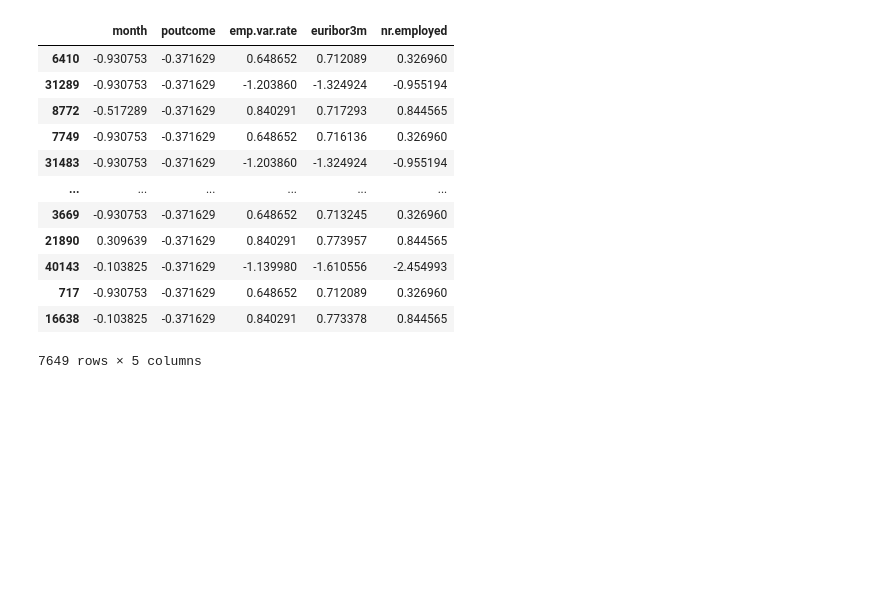
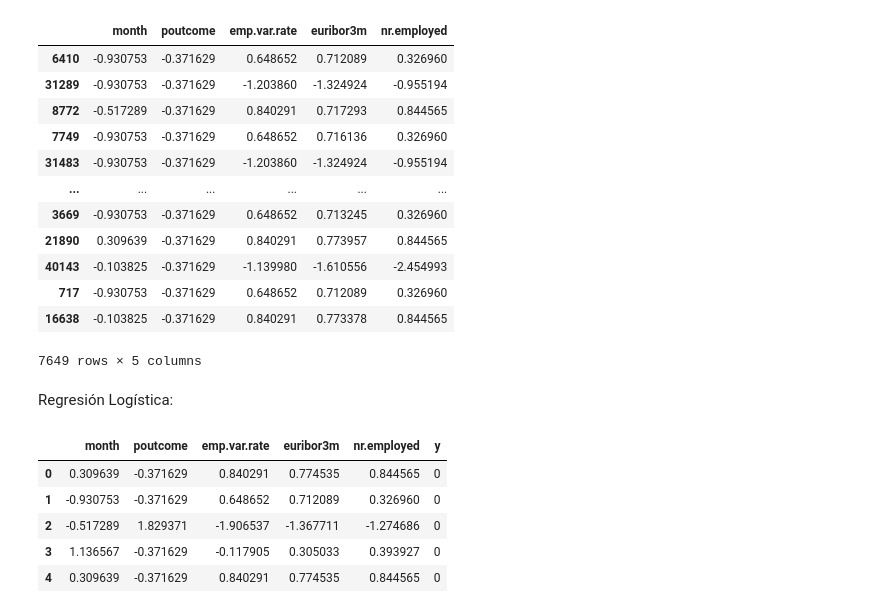
Before and after one commit to meneses-ls/4Geeks-15-Machine-Learning-Logistic-Regression, a Jupyter notebook: src/explore.ipynb, the cells around one changed output. Saved outputs shown, nothing was run; the diff lists cells and outputs as text; code cells hidden in the pictures; blank space fills up the shorter version.

```diff
--- a/src/explore.ipynb
+++ b/src/explore.ipynb
@@ -417,3 +419,5 @@ X_test_sel['y'] = list(y_test)
 # %%
 X_train_sel.to_csv('../data/processed/clean_train_dataset.csv', index=False)
 X_test_sel.to_csv('../data/processed/clean_test_dataset.csv', index=False)
+# %% [markdown]
+Regresión Logística:
@@ -419,0 +427,9 @@ X_test_sel.to_csv('../data/processed/clean_test_dataset.csv', index=False)
+# %%
+train_data.head()
+# %% [output]
+|  | month | poutcome | emp.var.rate | euribor3m | nr.employed | y |
+| 0 | 0.309639 | -0.371629 | 0.840291 | 0.774535 | 0.844565 | 0 |
+| 1 | -0.930753 | -0.371629 | 0.648652 | 0.712089 | 0.326960 | 0 |
+| 2 | -0.517289 | 1.829371 | -1.906537 | -1.367711 | -1.274686 | 0 |
+| 3 | 1.136567 | -0.371629 | -0.117905 | 0.305033 | 0.393927 | 0 |
+| 4 | 0.309639 | -0.371629 | 0.840291 | 0.774535 | 0.844565 | 0 |
```
Also changed, not shown: parts of 8 cells of this notebook.
